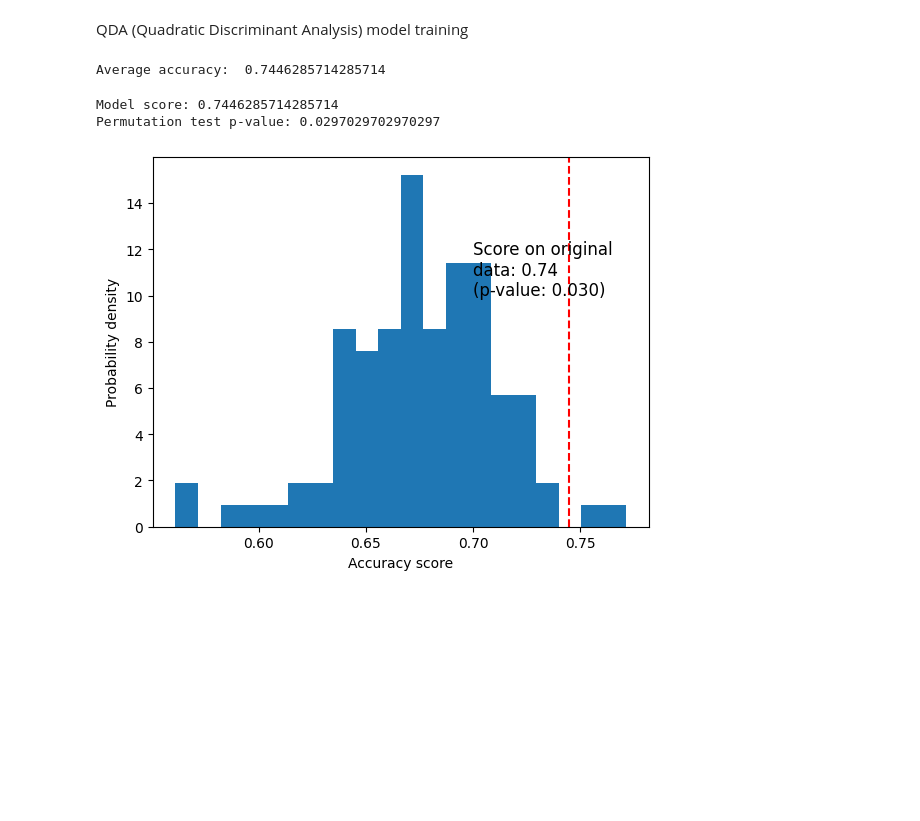
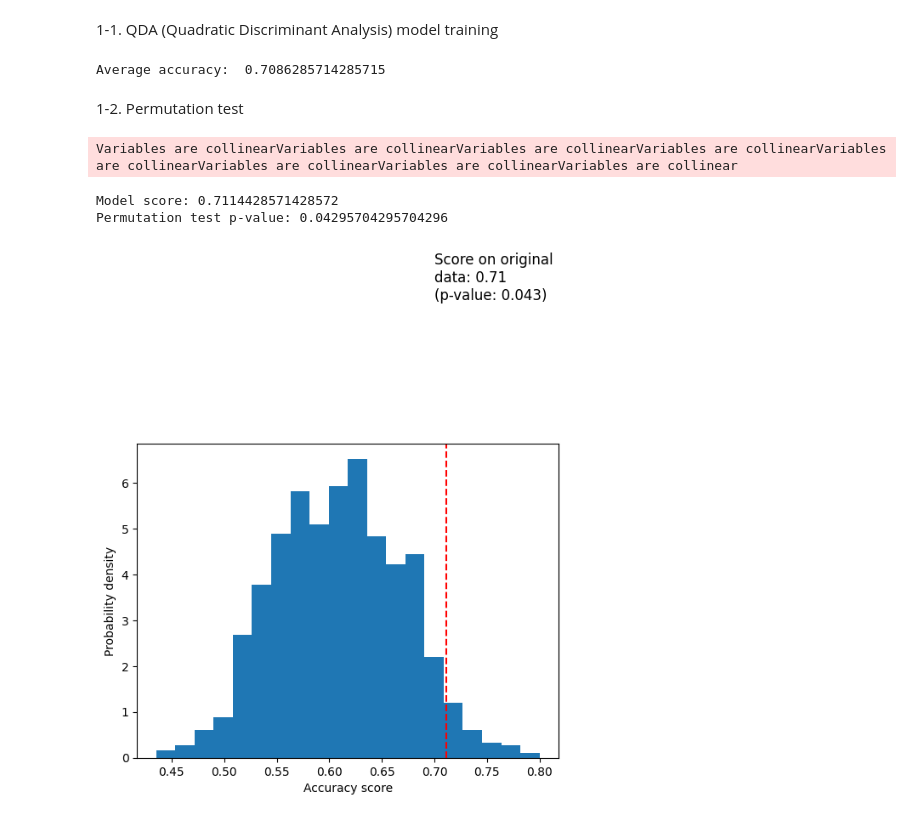
Before and after one commit to Junes94/keypoint-moseq, a Jupyter notebook: docs/source/afterSyll_June.ipynb, the cells around one changed output. Drawn from its saved outputs; the diff is of its cells as text; code cells hidden in the pictures; blank space fills up the shorter version.

```diff
--- a/docs/source/afterSyll_June.ipynb
+++ b/docs/source/afterSyll_June.ipynb
@@ -25,9 +25,9 @@ postSD_control = params.postSD_control
 # parameters setting
 start = params.start    # analysis start frame of the video
 end = params.end        # analysis end frame of the video
-syllable_analyzed = 10 #params.core_syllable_num
-filelist_group1 = acl.get_csv_paths(params.postSD_defeated)    #[]
-filelist_group2 = acl.get_csv_paths(params.postSD_control)
+syllable_analyzed = 6 #params.core_syllable_num
+filelist_group1 = acl.get_csv_paths(preSD_extrR)    #[]
+filelist_group2 = acl.get_csv_paths(preSD_extrS)
 dataset = filelist_group1 + filelist_group2
 dataset_class = [0]*len(filelist_group1) + [1]*len(filelist_group2)
 if len(dataset) != len(dataset_class):
@@ -59,7 +59,7 @@ for file, group in zip(dataset, dataset_class):
     data_moseq[file_name]['syllables relative frequency'] = relative_frequencies
     data_moseq[file_name]['syllables durations'] = durations
 # %% [markdown]
-QDA (Quadratic Discriminant Analysis) model training
+1-1. QDA (Quadratic Discriminant Analysis) model training
 # %%
 from sklearn.model_selection import RepeatedStratifiedKFold
 from sklearn.discriminant_analysis import QuadraticDiscriminantAnalysis
@@ -83,13 +83,13 @@ y = np.array(y)
 qda = QuadraticDiscriminantAnalysis()
 
 # Repeated Stratified K-Fold 객체 생성
-cv = RepeatedStratifiedKFold(n_splits=5, n_repeats=1000, random_state=42)
+cv = RepeatedStratifiedKFold(n_splits=5, n_repeats=200, random_state=42)
 
 # 결과 저장을 위한 리스트
 scores = []
 
 # 교차 검증 수행
-for train_index, test_index in rskf.split(X, y):
+for train_index, test_index in cv.split(X, y):
     X_train, X_test = X[train_index], X[test_index]
     y_train, y_test = y[train_index], y[test_index]
 
@@ -101,29 +101,31 @@ for train_index, test_index in rskf.split(X, y):
 # 평균 정확도 출력
 print("Average accuracy: ", np.mean(scores))
 # %% [output]
-Average accuracy:  0.7446285714285714
+Average accuracy:  0.7086285714285715
+# %% [markdown]
+1-2. Permutation test
 # %%
+import matplotlib.pyplot as plt
 # 분석기 초기화
 qda = QuadraticDiscriminantAnalysis()
 
 # 순열 테스트 수행
-score, permutation_scores, pvalue = permutation_test_score(qda, X, y, scoring="accuracy", cv=cv, n_permutations=100, n_jobs=1)
+score, permutation_scores, pvalue = permutation_test_score(qda, X, y, scoring="accuracy", cv=cv, n_permutations=500, n_jobs=1)
 
 # 결과 출력
 print("Model score: %s" % score)
 print("Permutation test p-value: %s" % pvalue)
+
+fig, ax = plt.subplots()
+
+ax.hist(permutation_scores, bins=20, density=True)
+ax.axvline(score, ls="--", color="r")
+score_label = f"Score on original\ndata: {score:.2f}\n(p-value: {pvalue:.3f})"
+ax.text(0.7, 10, score_label, fontsize=12)
+ax.set_xlabel("Accuracy score")
+_ = ax.set_ylabel("Probability density")
 # %% [output]
-Model score: 0.7446285714285714
-Permutation test p-value: 0.0297029702970297
+Variables are collinearVariables are collinearVariables are collinearVariables are collinearVariables are collinearVariables are collinearVariables are collinearVariables are collinear
+Model score: 0.7114428571428572
+Permutation test p-value: 0.04295704295704296
+[figure, added]
-# %%
-import matplotlib.pyplot as plt
-fig, ax = plt.subplots()
-
-ax.hist(permutation_scores, bins=20, density=True)
-ax.axvline(score, ls="--", color="r")
-score_label = f"Score on original\ndata: {score:.2f}\n(p-value: {pvalue:.3f})"
-ax.text(0.7, 10, score_label, fontsize=12)
-ax.set_xlabel("Accuracy score")
-_ = ax.set_ylabel("Probability density")
-# %% [output]
-[figure, removed]
```
Also changed, not shown: parts of 4 cells of this notebook.
